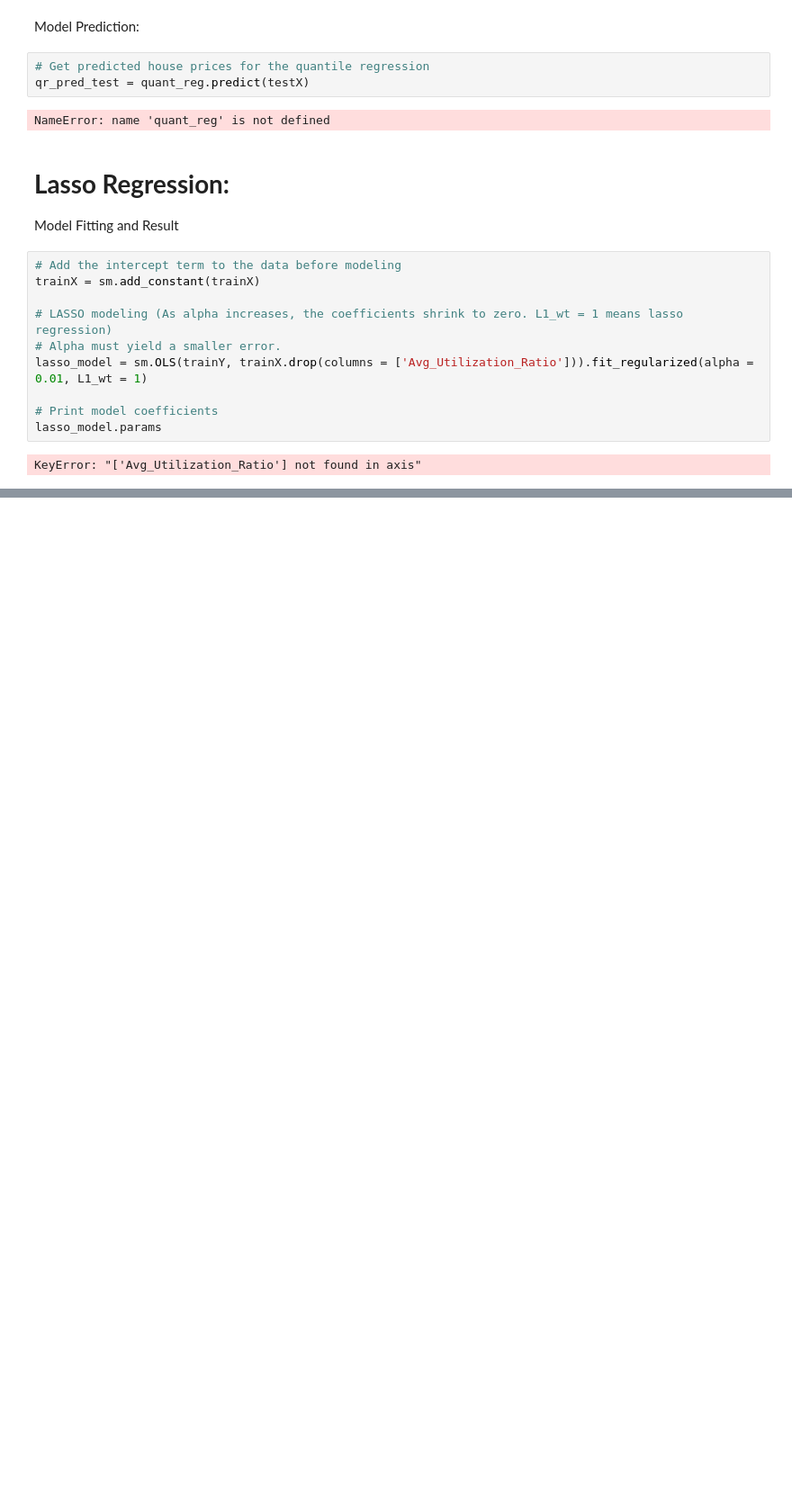
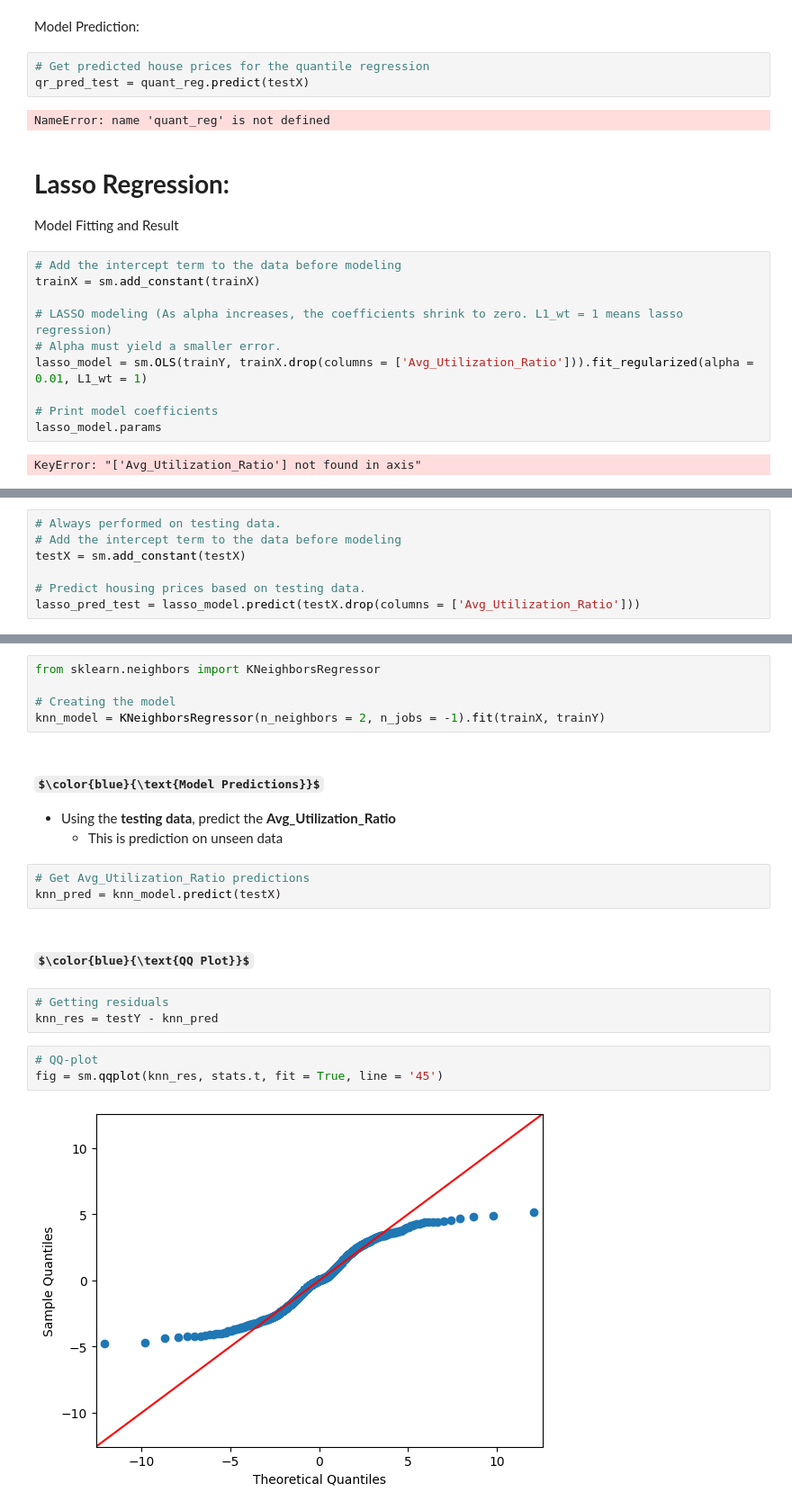
Before and after one commit to marcus-wuertz/Client-Presentation-3, a Jupyter notebook: Presentation_Three.ipynb, the cells around one changed output, grey strips where cells are left out. Shown at 90% size. Saved outputs shown, nothing was run; the diff lists cells and outputs as text; some formulas as TeX source; blank space fills up the shorter version.

```diff
--- a/Presentation_Three.ipynb
+++ b/Presentation_Three.ipynb
@@ -388,0 +391,7 @@ KeyError: "['Avg_Utilization_Ratio'] not found in axis"
+# %%
+# Always performed on testing data.
+# Add the intercept term to the data before modeling
+testX = sm.add_constant(testX)
+
+# Predict housing prices based on testing data.
+lasso_pred_test = lasso_model.predict(testX.drop(columns = ['Avg_Utilization_Ratio']))
@@ -388,0 +467,23 @@ KeyError: "['Avg_Utilization_Ratio'] not found in axis"
+# %%
+from sklearn.neighbors import KNeighborsRegressor
+
+# Creating the model
+knn_model = KNeighborsRegressor(n_neighbors = 2, n_jobs = -1).fit(trainX, trainY)
+# %% [markdown]
+### $\color{blue}{\text{Model Predictions}}$
+
+- Using the **testing data**, predict the **Avg_Utilization_Ratio**
+  - This is prediction on unseen data
+# %%
+# Get Avg_Utilization_Ratio predictions
+knn_pred = knn_model.predict(testX)
+# %% [markdown]
+### $\color{blue}{\text{QQ Plot}}$
+# %%
+# Getting residuals
+knn_res = testY - knn_pred
+# %%
+# QQ-plot
+fig = sm.qqplot(knn_res, stats.t, fit = True, line = '45')
+# %% [output]
+[figure, added]
```
Also changed, not shown: parts of 25 cells of this notebook.
